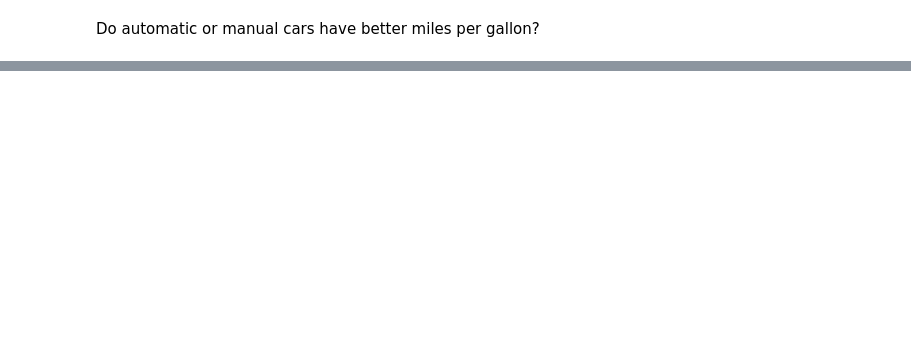
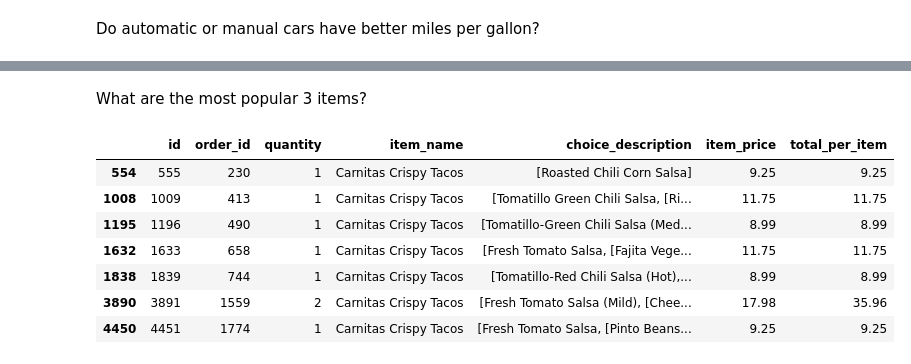
Before and after one commit to mannievilla/numpy-pandas-visualization-exercises, a Jupyter notebook: advanced_dataframes.ipynb, the cells around one changed output, grey strips where cells are left out. Cells and saved outputs as stored; diff of their text form; code cells hidden in the pictures; blank space fills up the shorter version.

```diff
--- a/advanced_dataframes.ipynb
+++ b/advanced_dataframes.ipynb
@@ -395,0 +376,4 @@ Write the code necessary to create a cross tabulation of the number of titles by
+# %%
+url = get_db_url('chipotle')
+orders_df = pd.read_sql('SELECT * FROM orders', url)
+orders_df.head(8)
@@ -395,0 +392,5 @@ Write the code necessary to create a cross tabulation of the number of titles by
+# %%
+orders_df['item_price'] = orders_df['item_price'].str.replace('$', '')
+# %%
+orders_df['item_price'] = pd.to_numeric(orders_df['item_price'], errors='coerce')
+orders_df['item_price']
@@ -395,0 +410,3 @@ Write the code necessary to create a cross tabulation of the number of titles by
+# %%
+orders_df['total_per_item'] = orders_df.quantity * orders_df.item_price
+orders_df.head()
@@ -395,0 +430,13 @@ Write the code necessary to create a cross tabulation of the number of titles by
+# %% [markdown]
+What are the most popular 3 items?
+# %%
+orders_df[orders_df.item_name == 'Carnitas Crispy Tacos']
+# %% [output]
+|  | id | order_id | quantity | item_name | choice_description | item_price | total_per_item |
+| 554 | 555 | 230 | 1 | Carnitas Crispy Tacos | [Roasted Chili Corn Salsa] | 9.25 | 9.25 |
+| 1008 | 1009 | 413 | 1 | Carnitas Crispy Tacos | [Tomatillo Green Chili Salsa, [Ri... | 11.75 | 11.75 |
+| 1195 | 1196 | 490 | 1 | Carnitas Crispy Tacos | [Tomatillo-Green Chili Salsa (Med... | 8.99 | 8.99 |
+| 1632 | 1633 | 658 | 1 | Carnitas Crispy Tacos | [Fresh Tomato Salsa, [Fajita Vege... | 11.75 | 11.75 |
+| 1838 | 1839 | 744 | 1 | Carnitas Crispy Tacos | [Tomatillo-Red Chili Salsa (Hot),... | 8.99 | 8.99 |
+| 3890 | 3891 | 1559 | 2 | Carnitas Crispy Tacos | [Fresh Tomato Salsa (Mild), [Chee... | 17.98 | 35.96 |
+| 4450 | 4451 | 1774 | 1 | Carnitas Crispy Tacos | [Fresh Tomato Salsa, [Pinto Beans... | 9.25 | 9.25 |
```
Also changed, not shown: parts of 46 cells of this notebook.
